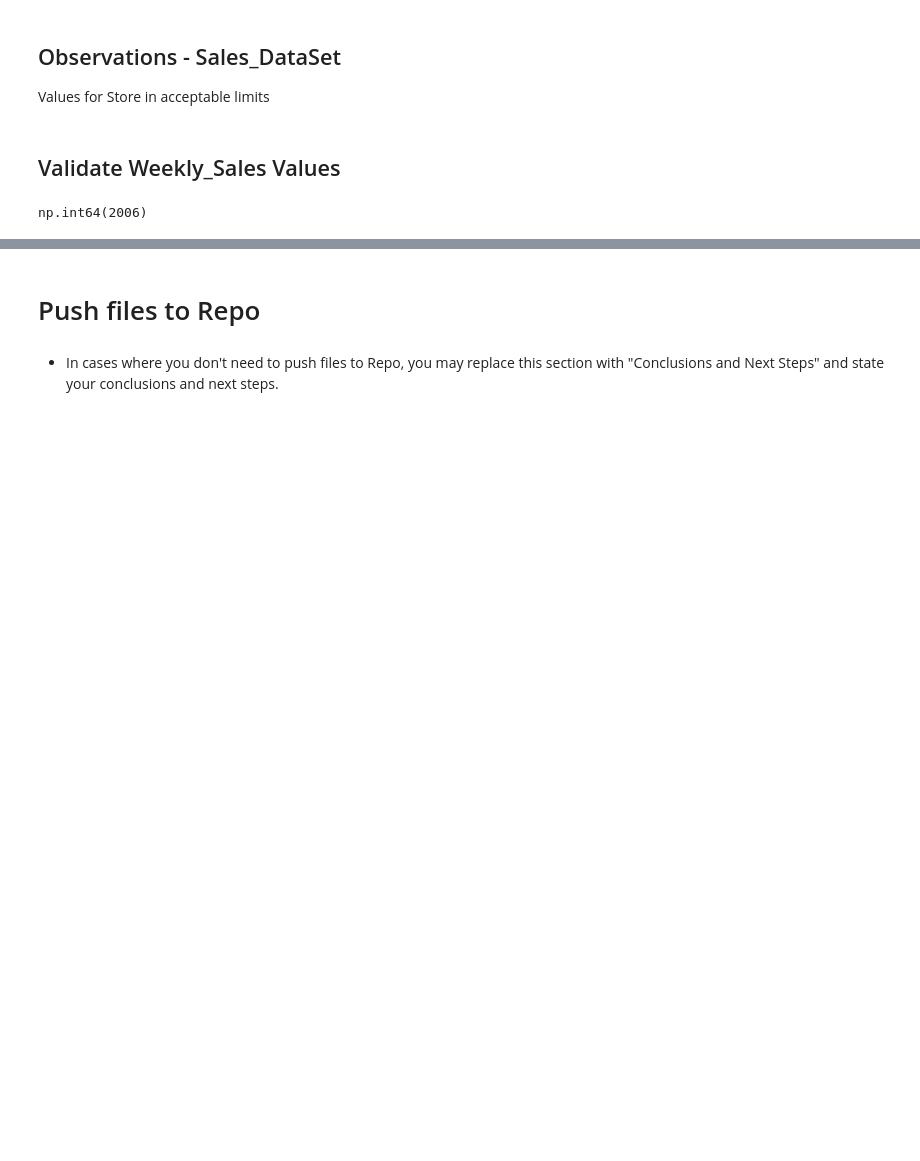
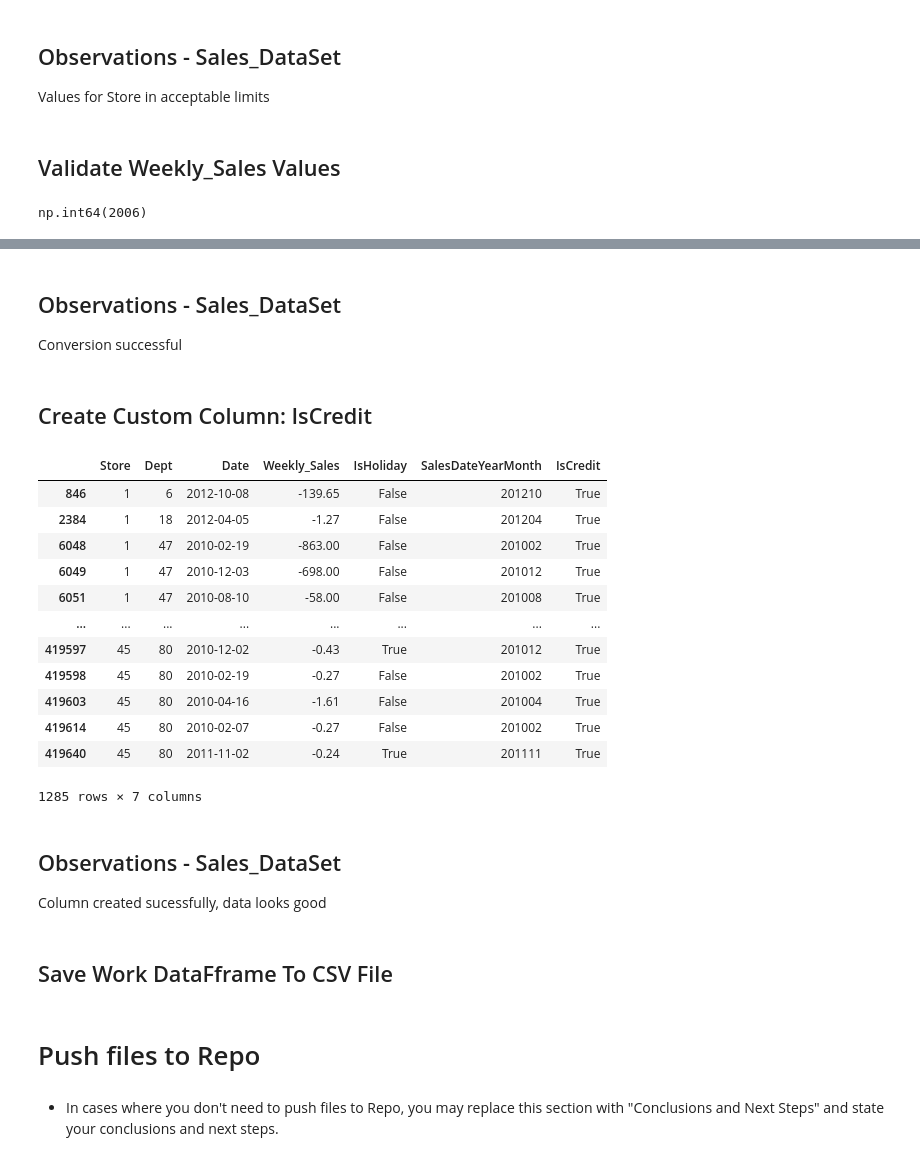
Before and after one commit to RogerWilliams2026/Project1-SalesAnalysis, a Jupyter notebook: jupyter_notebooks/Notebook_ETL_Sales_DataSet.ipynb, the cells around one changed output, grey strips where cells are left out. Cells and saved outputs as stored; diff of their text form; code cells hidden in the pictures; blank space fills up the shorter version.

```diff
--- a/jupyter_notebooks/Notebook_ETL_Sales_DataSet.ipynb
+++ b/jupyter_notebooks/Notebook_ETL_Sales_DataSet.ipynb
@@ -372,0 +379,5 @@ This suggest credits given, will leave data as is
+# %%
+#convert Date to datetime
+dfSales_DataSet_Work["Date"] = dfSales_DataSet_Work["Date"].astype("datetime64[us]")
+#show results
+dfSales_DataSet_Work.dtypes
@@ -372,0 +401,31 @@ This suggest credits given, will leave data as is
+# %% [markdown]
+## Observations - Sales_DataSet
+
+Conversion successful
+# %% [markdown]
+## Create Custom Column: IsCredit
+# %%
+#create scustom column IsCredit as boolean
+dfSales_DataSet_Work["IsCredit"] = dfSales_DataSet_Work["Weekly_Sales"] < 0
+#check output - filter for negative values
+dfSales_DataSet_Work.query("Weekly_Sales <0")
+# %% [output]
+|  | Store | Dept | Date | Weekly_Sales | IsHoliday | SalesDateYearMonth | IsCredit |
+| 846 | 1 | 6 | 2012-10-08 | -139.65 | False | 201210 | True |
+| 2384 | 1 | 18 | 2012-04-05 | -1.27 | False | 201204 | True |
+| 6048 | 1 | 47 | 2010-02-19 | -863.00 | False | 201002 | True |
+| 6049 | 1 | 47 | 2010-12-03 | -698.00 | False | 201012 | True |
+| 6051 | 1 | 47 | 2010-08-10 | -58.00 | False | 201008 | True |
+| ... | ... | ... | ... | ... | ... | ... | ... |
+| 419597 | 45 | 80 | 2010-12-02 | -0.43 | True | 201012 | True |
+| 419598 | 45 | 80 | 2010-02-19 | -0.27 | False | 201002 | True |
+| 419603 | 45 | 80 | 2010-04-16 | -1.61 | False | 201004 | True |
+| 419614 | 45 | 80 | 2010-02-07 | -0.27 | False | 201002 | True |
+| 419640 | 45 | 80 | 2011-11-02 | -0.24 | True | 201111 | True |
+1285 rows × 7 columns
+# %% [markdown]
+## Observations - Sales_DataSet
+
+Column created sucessfully, data looks good
+# %% [markdown]
+## Save Work DataFframe To CSV File
```
Also changed, not shown: parts of 13 cells of this notebook, 2 other files.
